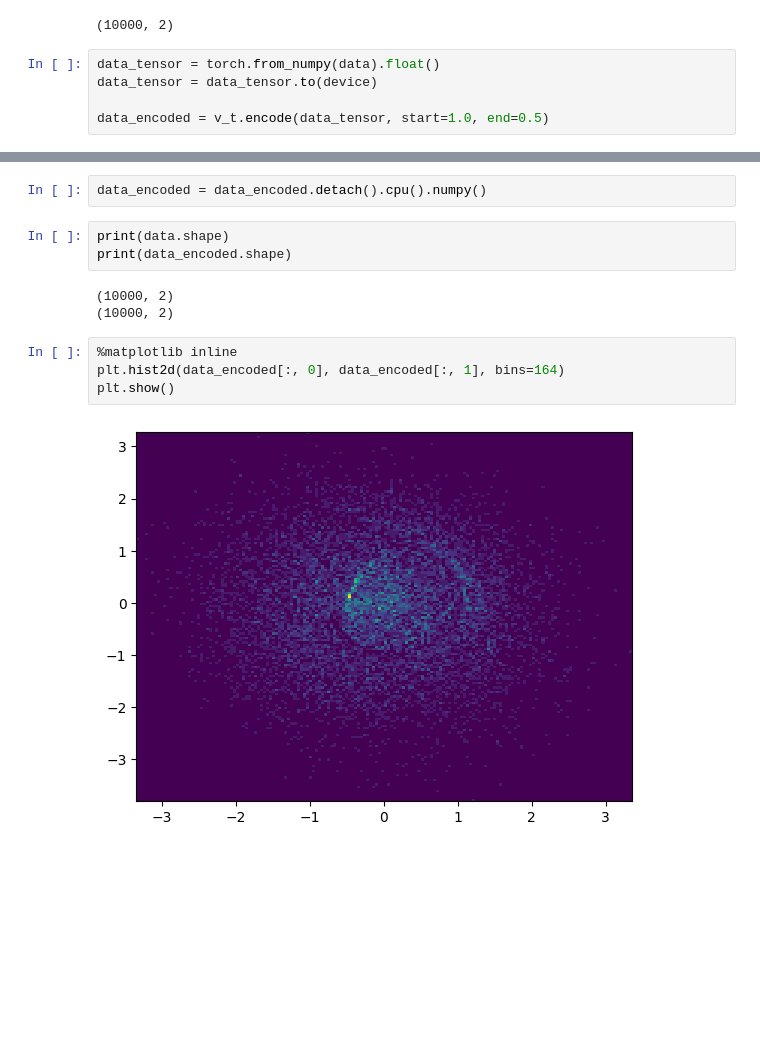
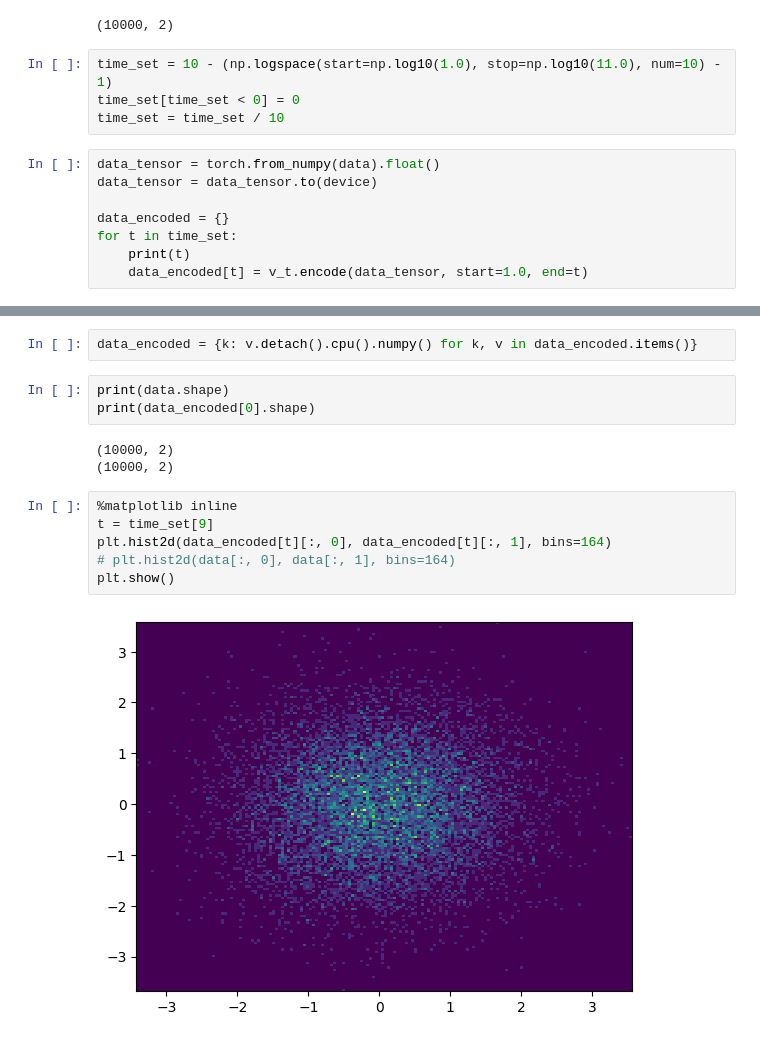
Before and after one commit to lacrendic/flow-matching, a Jupyter notebook: flow-matching.ipynb, the cells around one changed output, grey strips where cells are left out. Drawn from its saved outputs; the diff is of its cells as text; blank space fills up the shorter version.

```diff
--- a/flow-matching.ipynb
+++ b/flow-matching.ipynb
@@ -565,9 +565,16 @@ np.save(filename, x_t_numpy)
 data.shape
 # %% [output]
 (10000, 2)
+# %%
+time_set = 10 - (np.logspace(start=np.log10(1.0), stop=np.log10(11.0), num=10) - 1)
+time_set[time_set < 0] = 0
+time_set = time_set / 10
 # %%
 data_tensor = torch.from_numpy(data).float()
 data_tensor = data_tensor.to(device)
 
-data_encoded = v_t.encode(data_tensor, start=1.0, end=0.5)
+data_encoded = {}
+for t in time_set:
+    print(t)
+    data_encoded[t] = v_t.encode(data_tensor, start=1.0, end=t)
 # %% [output]
@@ -575,17 +591,19 @@ TypeError: CondVF.encode() got an unexpected keyword argument 'start'
 # %%
-data_encoded = data_encoded.detach().cpu().numpy()
+data_encoded = {k: v.detach().cpu().numpy() for k, v in data_encoded.items()}
 # %%
 print(data.shape)
-print(data_encoded.shape)
+print(data_encoded[0].shape)
 # %% [output]
 (10000, 2)
 (10000, 2)
 # %%
 %matplotlib inline
-plt.hist2d(data_encoded[:, 0], data_encoded[:, 1], bins=164)
+t = time_set[9]
+plt.hist2d(data_encoded[t][:, 0], data_encoded[t][:, 1], bins=164)
+# plt.hist2d(data[:, 0], data[:, 1], bins=164)
 plt.show()
 # %% [output]
-[figure, old version]
+[figure, new version]
 # %%
 import pandas as pd
 
```
Also changed, not shown: parts of 7 cells of this notebook.
